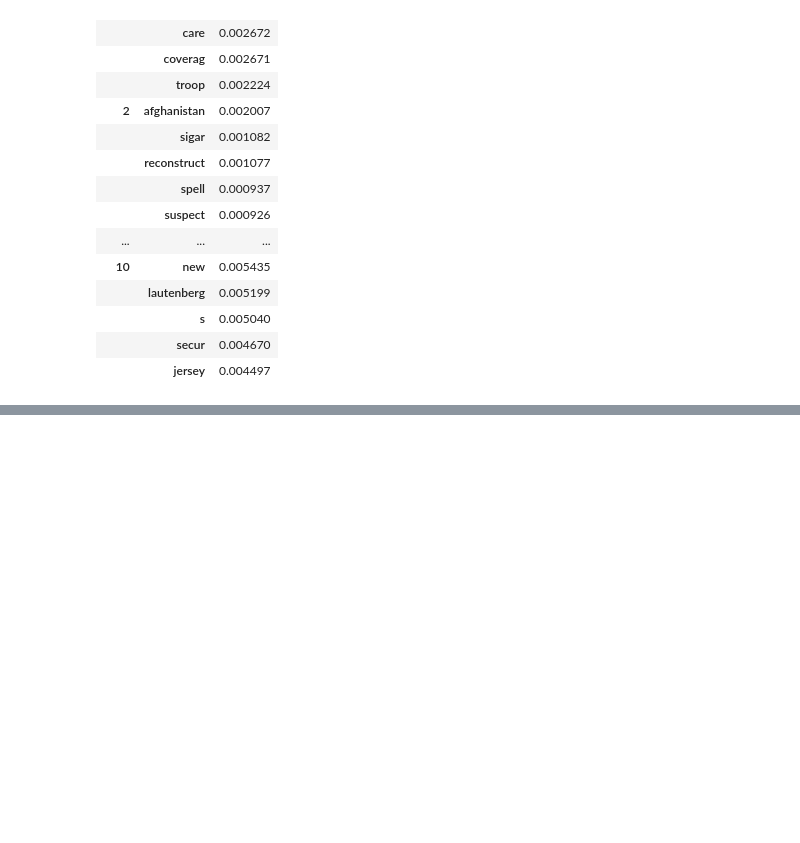
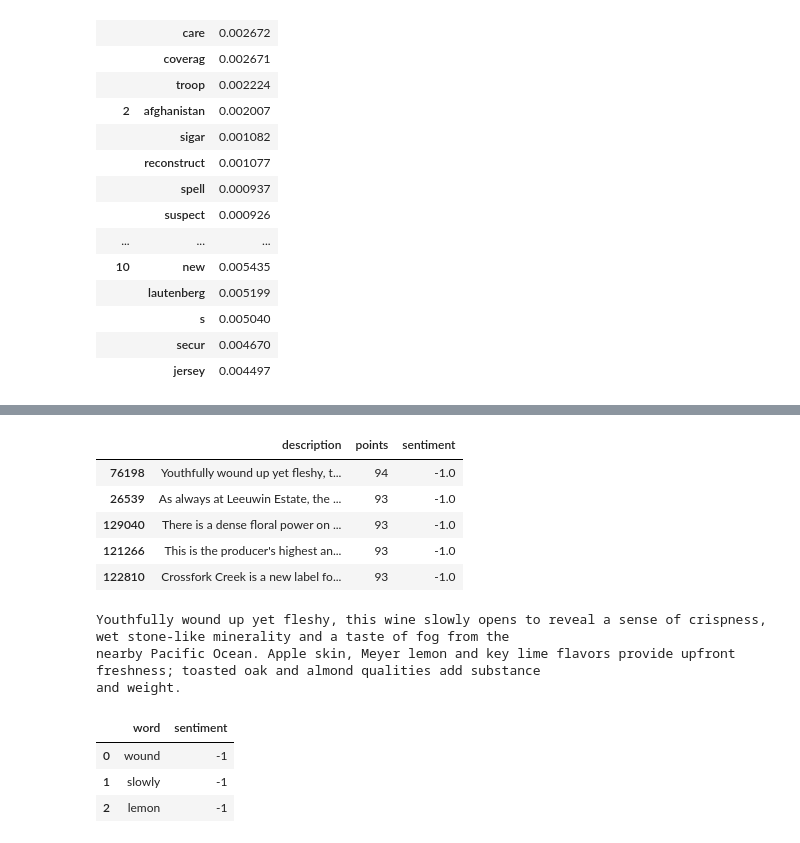
Before and after one commit to BI-DS/GRA-4153, a Jupyter notebook: examples/text_models.ipynb, the cells around one changed output, grey strips where cells are left out. Drawn from its saved outputs; the diff is of its cells as text; code cells hidden in the pictures; blank space fills up the shorter version.

```diff
--- a/examples/text_models.ipynb
+++ b/examples/text_models.ipynb
@@ -146,0 +227,24 @@ tbl
+# %%
+wine.loc[wine["sentiment"] == -1, :].sort_values( by = "points", ascending=False).head()
+# %% [output]
+|  | description | points | sentiment |
+| 76198 | Youthfully wound up yet fleshy, t... | 94 | -1.0 |
+| 26539 | As always at Leeuwin Estate, the ... | 93 | -1.0 |
+| 129040 | There is a dense floral power on ... | 93 | -1.0 |
+| 121266 | This is the producer's highest an... | 93 | -1.0 |
+| 122810 | Crossfork Creek is a new label fo... | 93 | -1.0 |
+# %%
+top_bad = wine.loc[wine["sentiment"] == -1, :].sort_values( by = "points", ascending=False).iloc[0,:]
+print(fill(top_bad["description"], 140))
+# %% [output]
+Youthfully wound up yet fleshy, this wine slowly opens to reveal a sense of crispness, wet stone-like minerality and a taste of fog from the
+nearby Pacific Ocean. Apple skin, Meyer lemon and key lime flavors provide upfront freshness; toasted oak and almond qualities add substance
+and weight.
+# %%
+doc = pd.DataFrame([x for x in nltk.word_tokenize(top_bad["description"].lower().translate(str.maketrans('', '', string.punctuation)))], columns = ["word"])
+doc.merge(lexicon,  how = "inner", on = "word")
+# %% [output]
+|  | word | sentiment |
+| 0 | wound | -1 |
+| 1 | slowly | -1 |
+| 2 | lemon | -1 |
```
Also changed, not shown: parts of 24 cells of this notebook.
